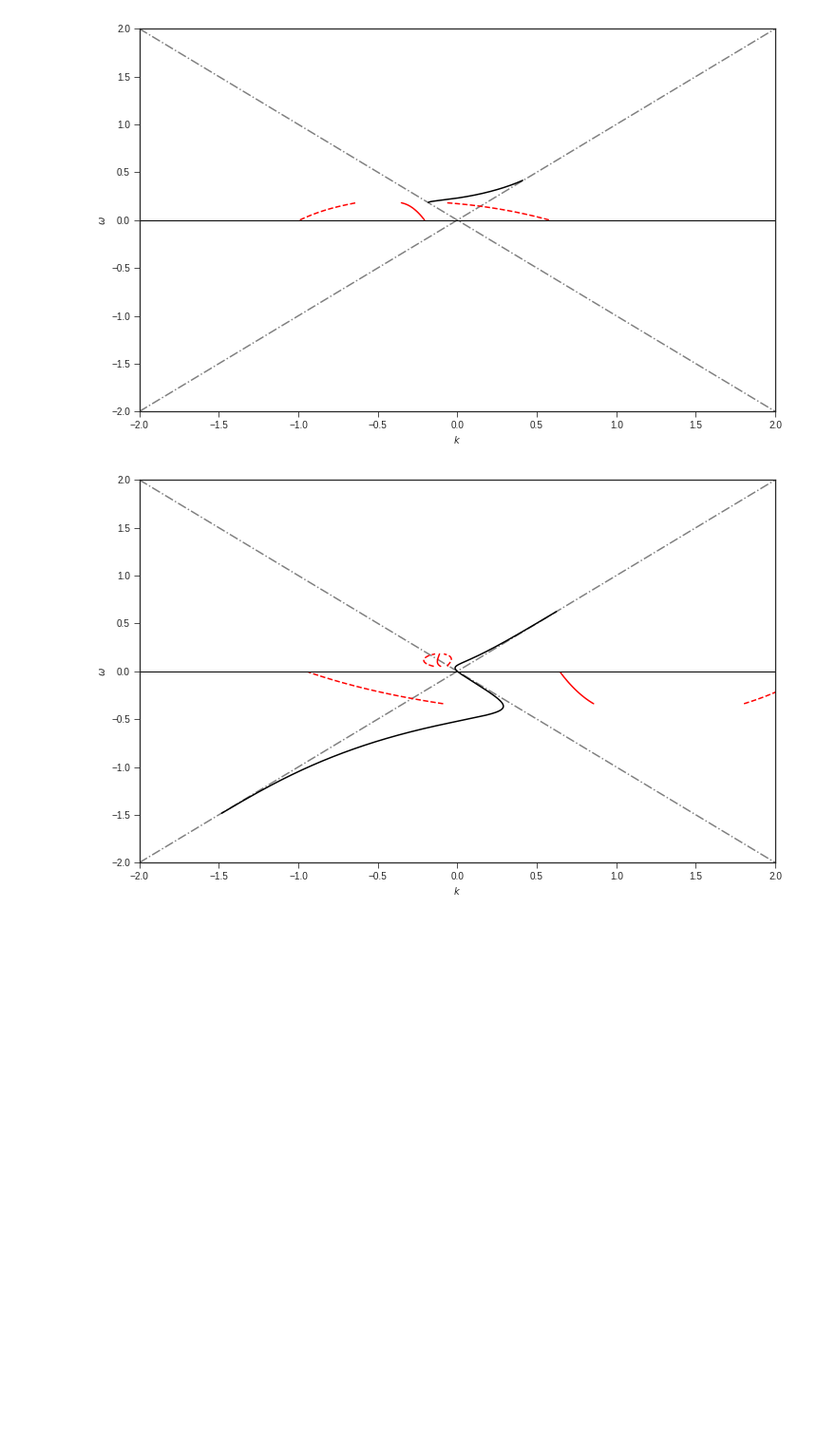
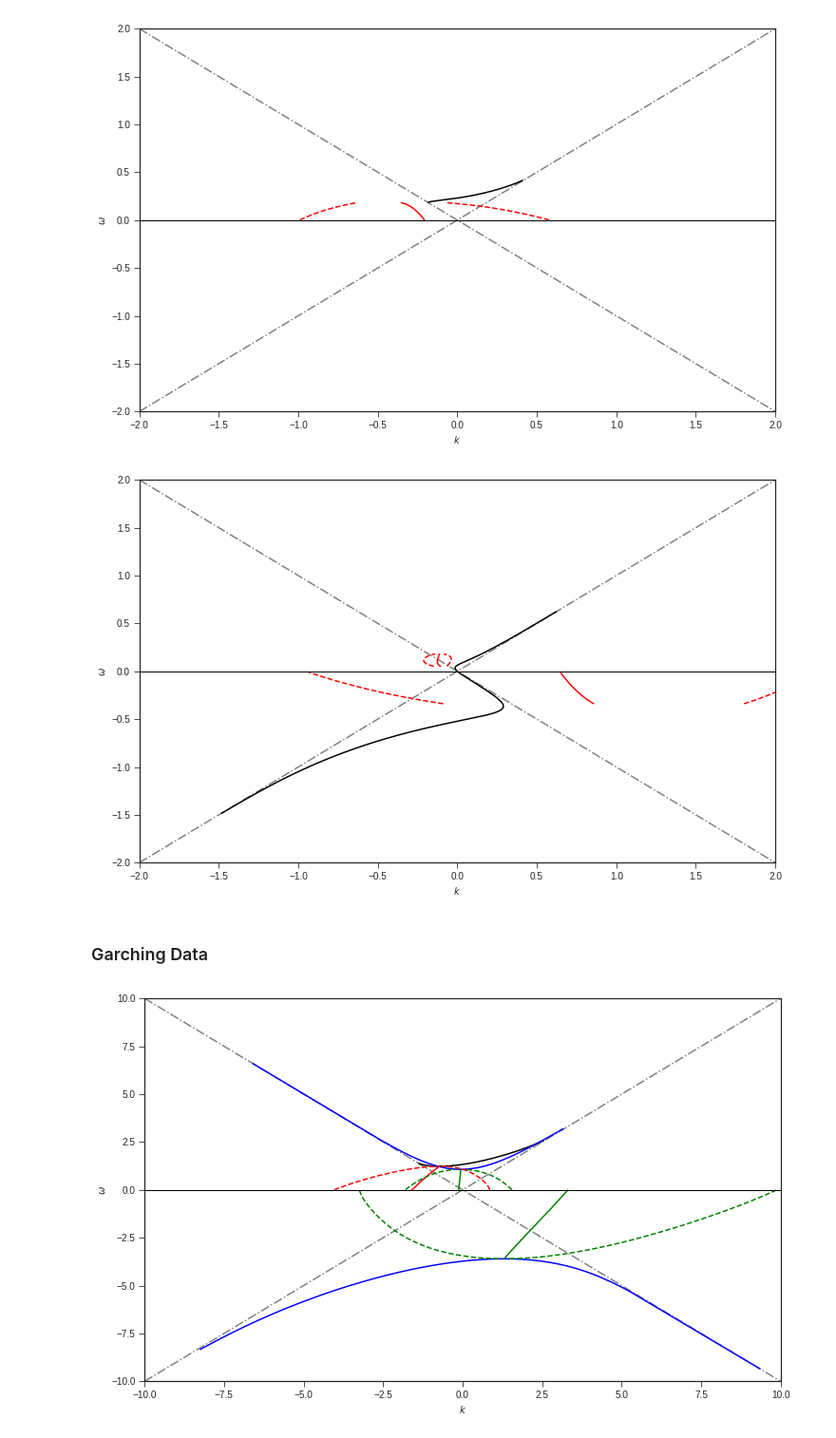
Before and after one commit to emptymalei/dispersion-relation-paper, a Jupyter notebook: program/blob-plots.ipynb, the cells around one changed output. Shown at 95% size. Cells and saved outputs as stored; diff of their text form; code cells hidden in the pictures; blank space fills up the shorter version.

Commit message:
revise garching data dr and lsa plot

```diff
--- a/program/blob-plots.ipynb
+++ b/program/blob-plots.ipynb
@@ -458,3 +458,15 @@ plt.savefig('../assets/spectBoxC1MZADRPltBlob.pdf',bbox_inches='tight')
 plt.show()
 # %% [output]
 [figure]
+# %% [markdown]
+### Garching Data
+# %%
+spectGarchingMAADRData = np.transpose( -np.genfromtxt ('data/dr-garching/okMAAdata-garching-01.csv', delimiter=",")  )
+spectGarchingMZApDRData = np.transpose( -np.genfromtxt ('data/dr-garching/okMZApdata-garching-01.csv', delimiter=",")  )
+spectGarchingMZAmDRData = np.transpose( -np.genfromtxt ('data/dr-garching/okMZAmdata-garching-01.csv', delimiter=",")  )
+
+lsaMAARODataGarching = np.transpose( np.genfromtxt ('data/dr-garching/maalsadata-garching-01-clean.csv', delimiter=",")  )
+lsaMZApRODataGarching = np.transpose( np.genfromtxt ('data/dr-garching/mzaplsadata-garching-01-clean.csv', delimiter=",")  )
+lsaMZAmRODataGarching = np.transpose( np.genfromtxt ('data/dr-garching/mzamlsadata-garching-01-clean.csv', delimiter=",")  )
+
+# lsaMAARODataBoxC1 = np.transpose( np.genfromtxt ('data/dr-garching/maalsadataC1Clean.csv', delimiter=",")  )
@@ -460,0 +530,46 @@ plt.show()
+# %%
+spectGarchingMAADRPlt,  spectGarchingMAADRDataPltax = plt.subplots()
+plt.plot(np.arange(-10,10,0.01), np.arange(-10,10,0.01) , '-.', color='0.5' )
+plt.plot(np.arange(-10,10,0.01), -np.arange(-10,10,0.01) , '-.' , color='0.5'  )
+
+plt.plot(spectGarchingMAADRData[0], spectGarchingMAADRData[1],'-k')
+
+plt.plot(spectGarchingMZApDRData[0], spectGarchingMZApDRData[1],'-b')
+plt.plot(spectGarchingMZAmDRData[0], spectGarchingMZAmDRData[1],'-b')
+
+db3c4seg = 2;
+
+
+# lsaMAARODataGarchingPlt =plt.scatter(lsaMAARODataGarching[1][::db3c4seg],lsaMAARODataGarching[0][::db3c4seg], c=lsaMAARODataGarching[2][::db3c4seg], s=lsaPTS, vmin=0 , vmax = VMAX, cmap=CBAR, edgecolors='none')
+# plt.colorbar(lsaMAARODataGarchingPlt)
+
+# lsaMZApRODataGarchingPlt =plt.scatter(lsaMZApRODataGarching[1][::db3c4seg],lsaMZApRODataGarching[0][::db3c4seg], c=lsaMZApRODataGarching[2][::db3c4seg], s=lsaPTS, vmin=0, vmax = VMAX, cmap=CBAR, edgecolors='none')
+# # plt.colorbar(lsaMZApRODataGarchingPlt)
+
+# lsaMZAmRODataGarchingPlt =plt.scatter(lsaMZAmRODataGarching[1][::db3c4seg],lsaMZAmRODataGarching[0][::db3c4seg], c=lsaMZAmRODataGarching[2][::db3c4seg], s=lsaPTS, vmin=0, vmax = VMAX, cmap=CBAR, edgecolors='none')
+# # plt.colorbar(lsaMZAmRODataGarchingPlt)
+
+lsaMAARODataGarchingPlt = plt.plot( lsaMAARODataGarchingBlob[1][::db3c4seg], lsaMAARODataGarchingBlob[0][::db3c4seg] ,'-r' )
+lsaMAARODataGarchingPltP = plt.plot( lsaMAARODataGarchingBlob[2][::db3c4seg], lsaMAARODataGarchingBlob[0][::db3c4seg] , '--r' )
+lsaMAARODataGarchingPltM = plt.plot( lsaMAARODataGarchingBlob[3][::db3c4seg], lsaMAARODataGarchingBlob[0][::db3c4seg] ,'--r' )
+
+lsaMZApRODataGarchingPlt = plt.plot( lsaMZApRODataGarchingBlob[1][::db3c4seg], lsaMZApRODataGarchingBlob[0][::db3c4seg] ,'-g' )
+lsaMZApRODataGarchingPltP = plt.plot( lsaMZApRODataGarchingBlob[2][::db3c4seg], lsaMZApRODataGarchingBlob[0][::db3c4seg], '--g' )
+lsaMZApRODataGarchingPltM = plt.plot( lsaMZApRODataGarchingBlob[3][::db3c4seg], lsaMZApRODataGarchingBlob[0][::db3c4seg], '--g' )
+
+
+lsaMZAmRODataGarchingPlt = plt.plot( lsaMZAmRODataGarchingBlob[1][::db3c4seg], lsaMZAmRODataGarchingBlob[0][::db3c4seg] ,'-g' )
+lsaMZAmRODataGarchingPltP = plt.plot( lsaMZAmRODataGarchingBlob[2][::db3c4seg], lsaMZAmRODataGarchingBlob[0][::db3c4seg], '--g' )
+lsaMZAmRODataGarchingPltM = plt.plot( lsaMZAmRODataGarchingBlob[3][::db3c4seg], lsaMZAmRODataGarchingBlob[0][::db3c4seg], '--g' )
+
+
+plt.axhline(y=0, xmin=0, xmax=1, linewidth=1, color = 'k')
+plt.xlim([-10,10])
+plt.ylim([-10,10])
+plt.xlabel('$k$')
+plt.ylabel('$\omega$')
+# plt.title('Dispersion Relation and Instabilities for WC1')
+plt.savefig('../assets/spectGarchingDRLSAPltBlob.pdf',bbox_inches='tight')
+plt.show()
+# %% [output]
+[figure, added]
```
Also changed, not shown: parts of 1 cell of this notebook, 5 other files.
